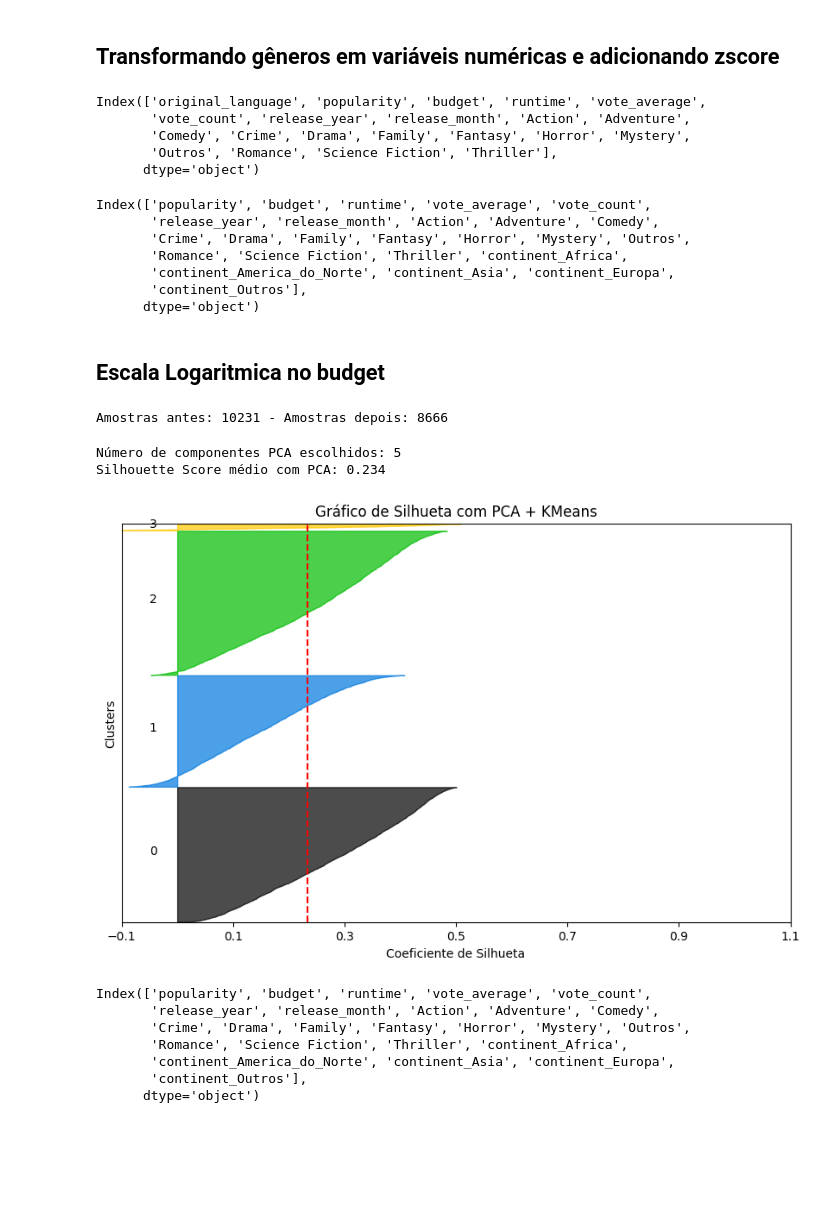
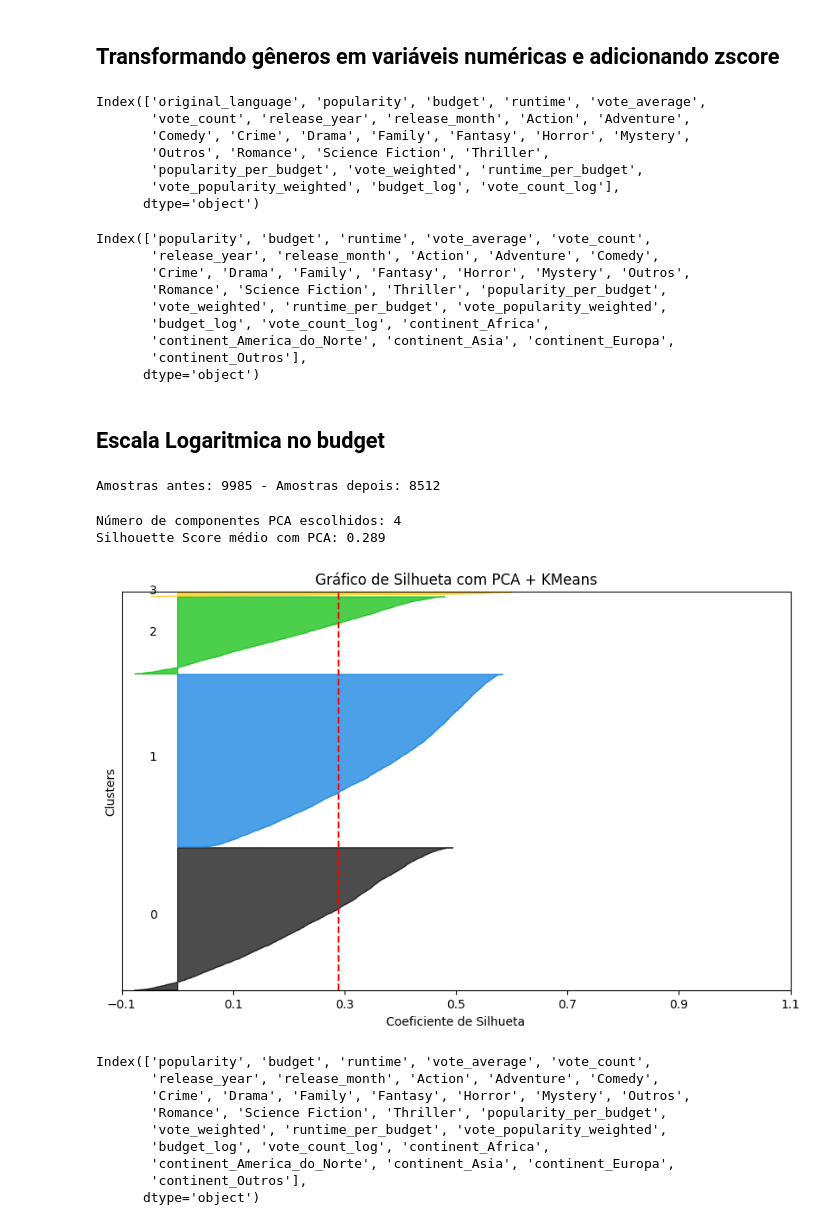
Before and after one commit to rodrigosantana24/projeto-pisi3, a Jupyter notebook: tratamento_thalyson.ipynb, the cells around one changed output. Cells and saved outputs as stored; diff of their text form; code cells hidden in the pictures; blank space fills up the shorter version.

```diff
--- a/tratamento_thalyson.ipynb
+++ b/tratamento_thalyson.ipynb
@@ -232,6 +232,14 @@ companies_encoded = multi_hot_top_n(df, 'production_companies', top_n=10)
 # %%
 df= pd.concat([df.drop(['production_companies'], axis=1),
                 companies_encoded], axis=1)
+# %%
+df['popularity_per_budget'] = df['popularity'] / (df['budget'] + 1)
+df['vote_weighted'] = df['vote_average'] * df['vote_count']
+df['runtime_per_budget'] = df['runtime'] / (df['budget'] + 1)
+df['vote_popularity_weighted'] = df['vote_average'] * df['popularity']
+import numpy as np
+df['budget_log'] = np.log1p(df['budget'])
+df['vote_count_log'] = np.log1p(df['vote_count'])
 # %% [markdown]
 ## Transformando gêneros em variáveis numéricas e adicionando zscore
 # %%
@@ -244,7 +252,15 @@ df = df.loc[:, ~df.columns.duplicated()]
 
 # 3. Definir colunas numéricas (incluindo gêneros one-hot)
 features_numericas = [
-    'popularity', 'budget', 'runtime', 'vote_average'
+    'popularity',
+    'budget',
+    'runtime',
+    'vote_average',
+    'vote_count',
+    'popularity_per_budget',
+    'vote_weighted',
+    'runtime_per_budget',
+    'vote_popularity_weighted'
 ]
 
 df['budget'] = df['budget'].apply(lambda x: np.log1p(x))
@@ -258,7 +274,9 @@ df = df[(df_z.abs() < 3).all(axis=1)]
 Index(['original_language', 'popularity', 'budget', 'runtime', 'vote_average',
        'vote_count', 'release_year', 'release_month', 'Action', 'Adventure',
        'Comedy', 'Crime', 'Drama', 'Family', 'Fantasy', 'Horror', 'Mystery',
-       'Outros', 'Romance', 'Science Fiction', 'Thriller'],
+       'Outros', 'Romance', 'Science Fiction', 'Thriller',
+       'popularity_per_budget', 'vote_weighted', 'runtime_per_budget',
+       'vote_popularity_weighted', 'budget_log', 'vote_count_log'],
       dtype='object')
 # %%
 idioma_para_continente = {
@@ -380,7 +398,9 @@ print(df.columns)
 Index(['popularity', 'budget', 'runtime', 'vote_average', 'vote_count',
        'release_year', 'release_month', 'Action', 'Adventure', 'Comedy',
        'Crime', 'Drama', 'Family', 'Fantasy', 'Horror', 'Mystery', 'Outros',
-       'Romance', 'Science Fiction', 'Thriller', 'continent_Africa',
+       'Romance', 'Science Fiction', 'Thriller', 'popularity_per_budget',
+       'vote_weighted', 'runtime_per_budget', 'vote_popularity_weighted',
+       'budget_log', 'vote_count_log', 'continent_Africa',
        'continent_America_do_Norte', 'continent_Asia', 'continent_Europa',
        'continent_Outros'],
       dtype='object')
@@ -403,7 +423,15 @@ cont_cols = ['popularity', 'budget', 'runtime', 'vote_average', 'vote_count']
 df_clean = remove_outliers_iqr(df, cont_cols)
 print(f"Amostras antes: {len(df)} - Amostras depois: {len(df_clean)}")
 # %% [output]
-Amostras antes: 10231 - Amostras depois: 8666
+Amostras antes: 9985 - Amostras depois: 8512
+# %%
+df['popularity_per_budget'] = df['popularity'] / (df['budget'] + 1)
+df['vote_weighted'] = df['vote_average'] * df['vote_count']
+df['runtime_per_budget'] = df['runtime'] / (df['budget'] + 1)
+df['vote_popularity_weighted'] = df['vote_average'] * df['popularity']
+import numpy as np
+df['budget_log'] = np.log1p(df['budget'])
+df['vote_count_log'] = np.log1p(df['vote_count'])
 # %%
 import numpy as np
 import pandas as pd
@@ -416,7 +444,15 @@ from sklearn.metrics import silhouette_samples, silhouette_score
 
 # 1. Seleção das colunas
 features = [
-    'popularity', 'budget', 'runtime', 'vote_average', 'vote_count',
+    'popularity',
+    'budget',
+    'runtime',
+    'vote_average',
+    'vote_count',
+    'popularity_per_budget',
+    'vote_weighted',
+    'runtime_per_budget',
+    'vote_popularity_weighted'
 ]
 X = df[features].copy()
 
@@ -450,40 +486,42 @@ for i in range(n_clusters):
     ith_cluster_silhouette_values = sample_silhouette_values[cluster_labels == i]
     ith_cluster_silhouette_values.sort()
 
     size_cluster_i = ith_cluster_silhouette_values.shape[0]
     y_upper = y_lower + size_cluster_i
 
     color = cm.nipy_spectral(float(i) / n_clusters)
     ax1.fill_betweenx(
         np.arange(y_lower, y_upper),
         0,
         ith_cluster_silhouette_values,
         facecolor=color,
         edgecolor=color,
         alpha=0.7
     )
 
     ax1.text(-0.05, y_lower + 0.5 * size_cluster_i, str(i))
     y_lower = y_upper + 10
 
 ax1.set_title("Gráfico de Silhueta com PCA + KMeans")
 ax1.set_xlabel("Coeficiente de Silhueta")
 ax1.set_ylabel("Clusters")
 ax1.axvline(x=silhouette_avg, color="red", linestyle="--")
 ax1.set_yticks([])
 ax1.set_xticks(np.arange(-0.1, 1.1, 0.2))
 
 plt.show()
 
 print(df.columns)
 # %% [output]
-Número de componentes PCA escolhidos: 5
-Silhouette Score médio com PCA: 0.234
+Número de componentes PCA escolhidos: 4
+Silhouette Score médio com PCA: 0.289
-[figure, old version]
+[figure, new version]
 Index(['popularity', 'budget', 'runtime', 'vote_average', 'vote_count',
        'release_year', 'release_month', 'Action', 'Adventure', 'Comedy',
        'Crime', 'Drama', 'Family', 'Fantasy', 'Horror', 'Mystery', 'Outros',
-       'Romance', 'Science Fiction', 'Thriller', 'continent_Africa',
+       'Romance', 'Science Fiction', 'Thriller', 'popularity_per_budget',
+       'vote_weighted', 'runtime_per_budget', 'vote_popularity_weighted',
+       'budget_log', 'vote_count_log', 'continent_Africa',
        'continent_America_do_Norte', 'continent_Asia', 'continent_Europa',
        'continent_Outros'],
       dtype='object')
```
Also changed, not shown: parts of 1 cell of this notebook, 1 other file.
